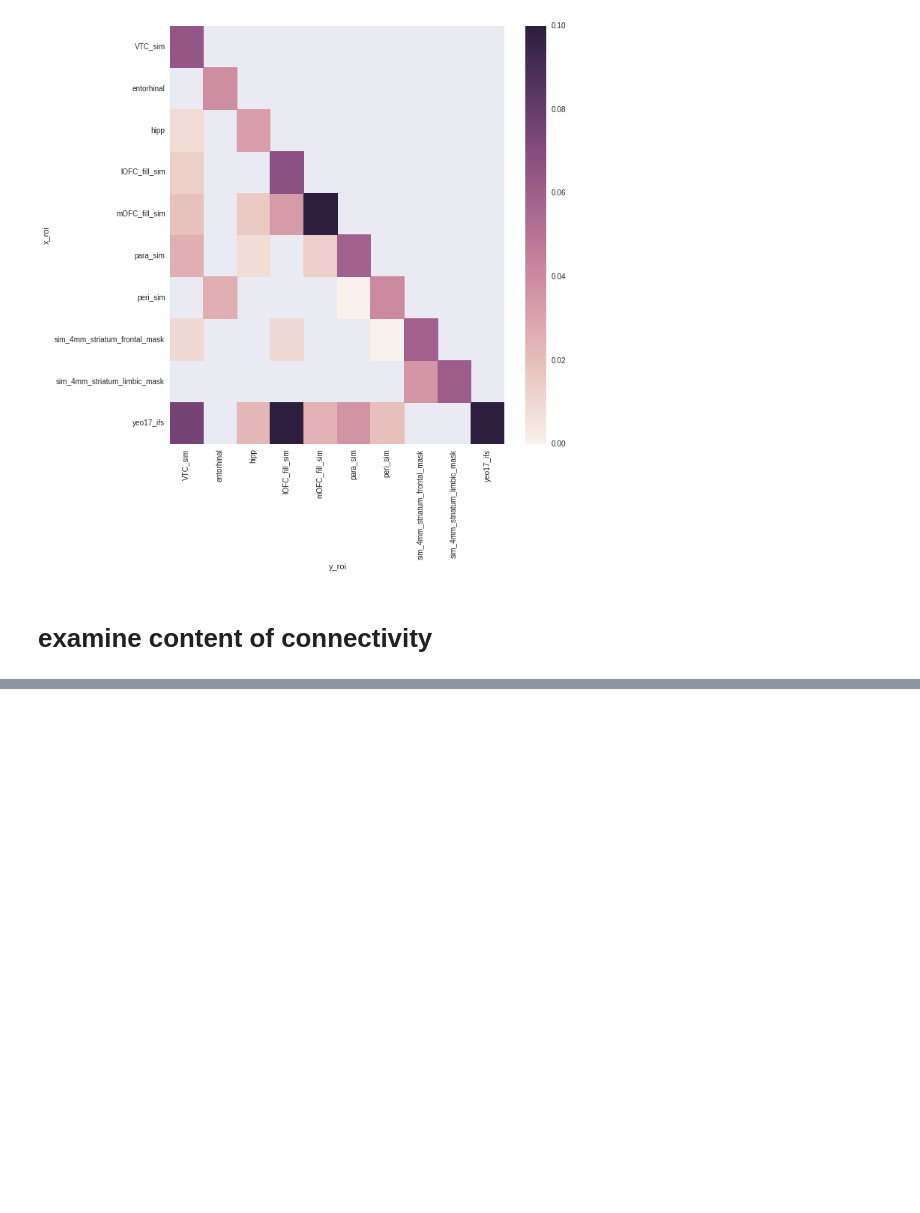
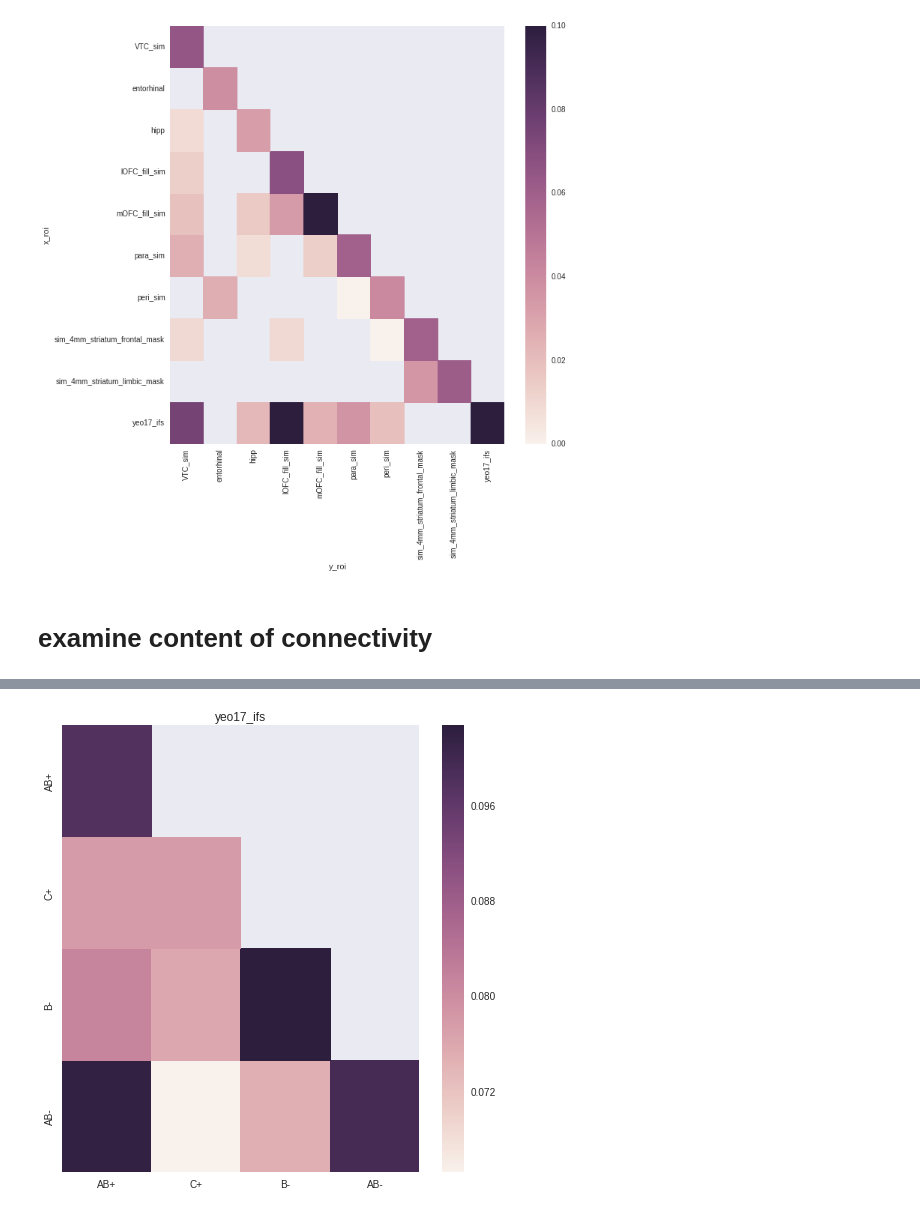
Before and after one commit to iancballard/fd_fmri, a Jupyter notebook: multivariate_connectivity.ipynb, the cells around one changed output, grey strips where cells are left out. Saved outputs shown, nothing was run; the diff lists cells and outputs as text; code cells hidden in the pictures; blank space fills up the shorter version.

```diff
--- a/multivariate_connectivity.ipynb
+++ b/multivariate_connectivity.ipynb
@@ -436,0 +542,4 @@ array(['b_plus', 'b_plus', 'b_plus', 'b_plus', 'b_plus', 'b_plus',
+# %%
+make_fig(roi,all_cnf)
+# %% [output]
+[figure, added]
```
Also changed, not shown: parts of 31 cells of this notebook.
